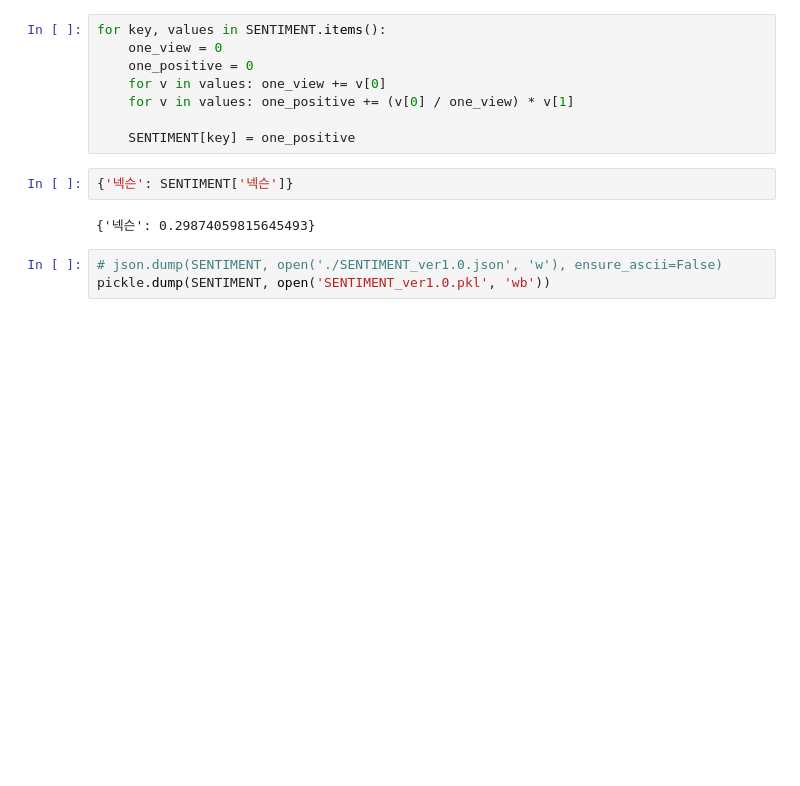
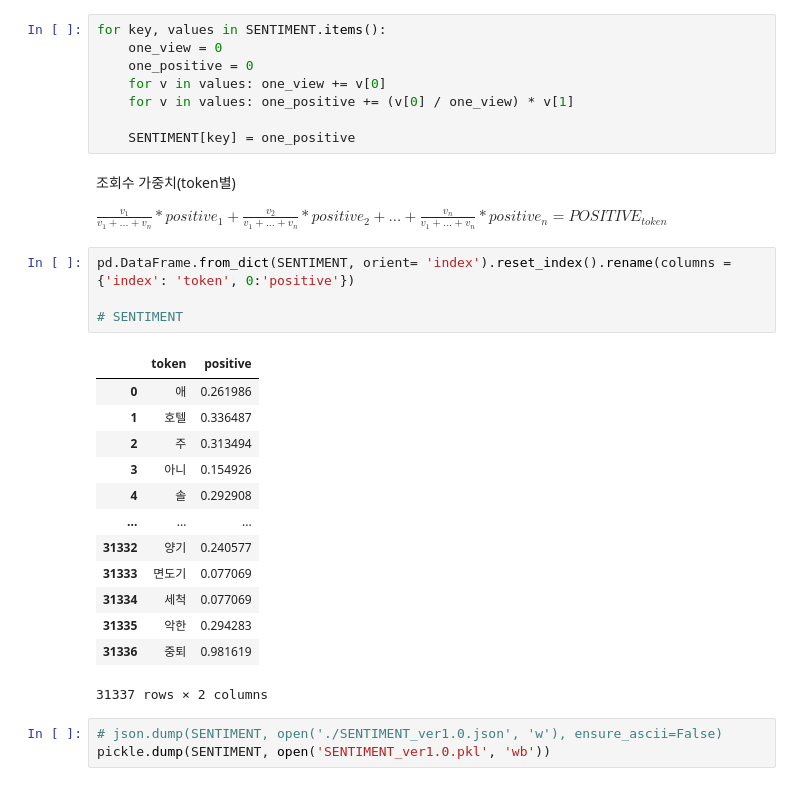
Before and after one commit to jayleenym/AYOA, a Jupyter notebook: 감성사전/감성사전만들기.ipynb, the cells around one changed output. Saved outputs shown, nothing was run; the diff lists cells and outputs as text; blank space fills up the shorter version.

```diff
--- a/감성사전/감성사전만들기.ipynb
+++ b/감성사전/감성사전만들기.ipynb
@@ -205,10 +205,29 @@ for key, values in SENTIMENT.items():
     for v in values: one_positive += (v[0] / one_view) * v[1]
 
     SENTIMENT[key] = one_positive
-# %%
-{'넥슨': SENTIMENT['넥슨']}
-# %% [output]
-{'넥슨': 0.29874059815645493}
+# %% [markdown]
+조회수 가중치(token별)
+
+
+$\frac{v_1}{v_1 + ... + v_n} * positive_1 + \frac{v_2}{v_1 + ... + v_n} * positive_2 + ... + \frac{v_n}{v_1 + ... + v_n} * positive_n = POSITIVE_{token} $
+# %%
+pd.DataFrame.from_dict(SENTIMENT, orient= 'index').reset_index().rename(columns = {'index': 'token', 0:'positive'})
+
+# SENTIMENT
+# %% [output]
+|  | token | positive |
+| 0 | 애 | 0.261986 |
+| 1 | 호텔 | 0.336487 |
+| 2 | 주 | 0.313494 |
+| 3 | 아니 | 0.154926 |
+| 4 | 솔 | 0.292908 |
+| ... | ... | ... |
+| 31332 | 양기 | 0.240577 |
+| 31333 | 면도기 | 0.077069 |
+| 31334 | 세척 | 0.077069 |
+| 31335 | 악한 | 0.294283 |
+| 31336 | 중퇴 | 0.981619 |
+31337 rows × 2 columns
 # %%
 # json.dump(SENTIMENT, open('./SENTIMENT_ver1.0.json', 'w'), ensure_ascii=False)
 pickle.dump(SENTIMENT, open('SENTIMENT_ver1.0.pkl', 'wb'))
```
Also changed, not shown: parts of 10 cells of this notebook.
